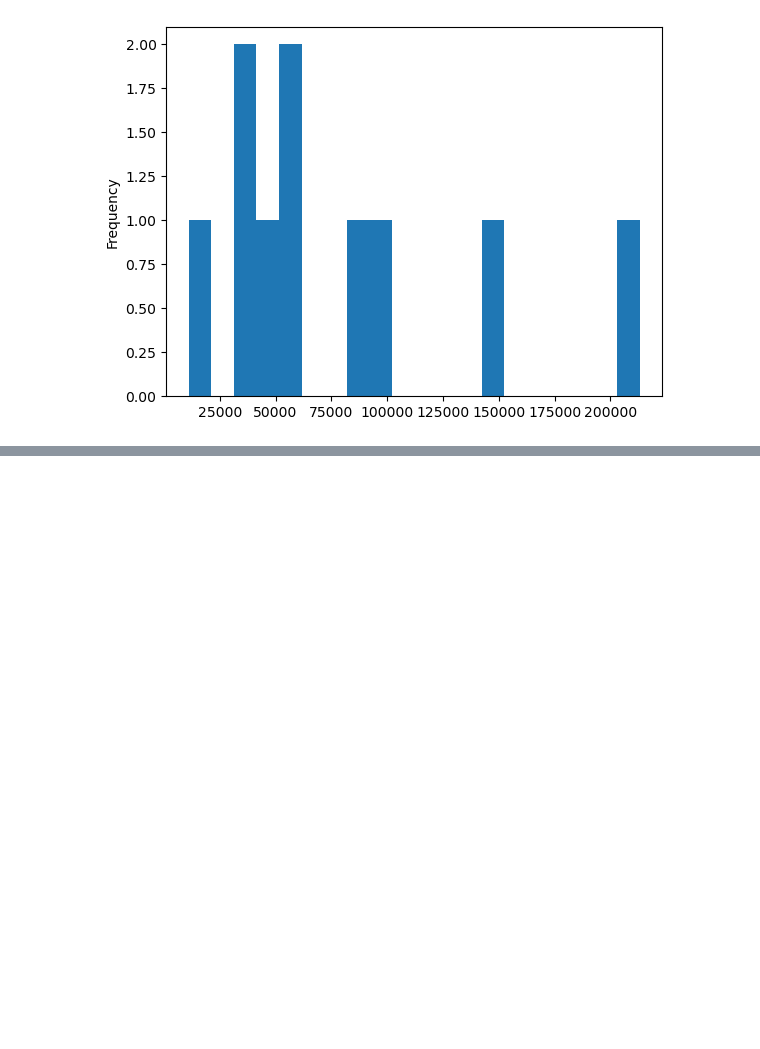
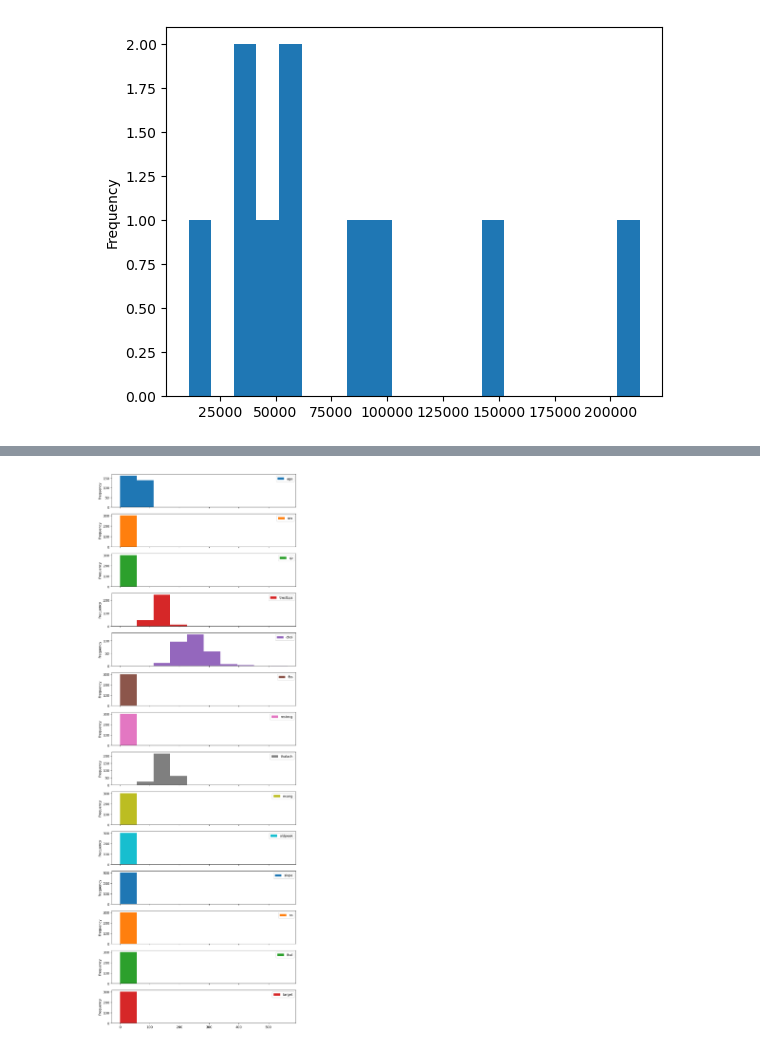
Before and after one commit to sserges/sample_project, a Jupyter notebook: intro-matplot.ipynb, the cells around one changed output, grey strips where cells are left out. Cells and saved outputs as stored; diff of their text form; code cells hidden in the pictures; blank space fills up the shorter version.

```diff
--- a/intro-matplot.ipynb
+++ b/intro-matplot.ipynb
@@ -330,0 +357,4 @@ car_sales["Odometer (KM)"].plot.hist(bins=20);
+# %%
+heart_disease.plot.hist(figsize=(10, 30), subplots=True);
+# %% [output]
+[figure, added]
```
Also changed, not shown: parts of 15 cells of this notebook.
